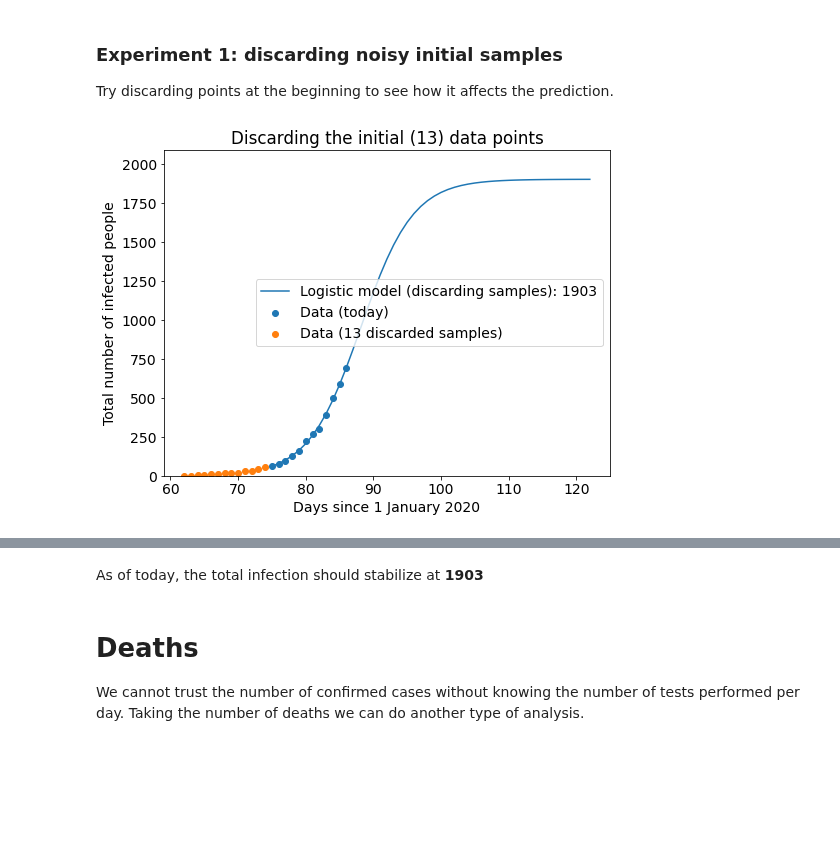
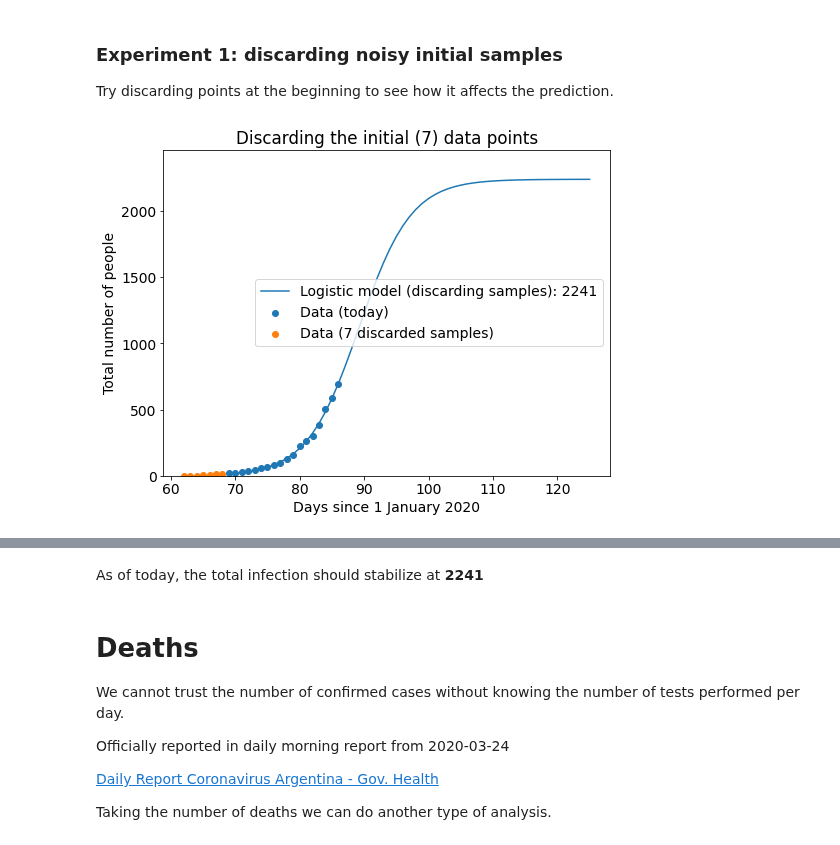
Before and after one commit to thedarsideofit/covid19-ar, a Jupyter notebook: COVID19_AR.ipynb, the cells around one changed output, grey strips where cells are left out. Saved outputs shown, nothing was run; the diff lists cells and outputs as text; code cells hidden in the pictures; blank space fills up the shorter version.

```diff
--- a/COVID19_AR.ipynb
+++ b/COVID19_AR.ipynb
@@ -152,8 +152,8 @@ def predict_logistic_maximum(df, column = 'cases'):
 def print_prediction(df, label, column = 'cases'):
     x, y, speed, x_peak, y_max, x_peak_error, y_max_error, end, samples = predict_logistic_maximum(df, column)
     print(label + "'s prediction: " +
-          "maximum " + column + " : " + str(int(round(y_max))) +
-          " (± " + str(int(round(y_max_error))) + ")" +
+          "maximum " + column + " : " + str(np.int64(round(y_max))) +
+          " (± " + str(np.int64(round(y_max_error))) + ")" +
           ", peak at calendar day: " + str(datetime(2020, 1, 2) + timedelta(days=int(round(x_peak)))) +
           " (± " + str(round(x_peak_error, 2)) + ")" +
           ", ending on day: " + str(datetime(2020, 1, 2) + timedelta(days=end)))
@@ -230,17 +230,17 @@ label_and_show_plot(plt, "How does the chart change with new information (the ca
 Try discarding points at the beginning to see how it affects the prediction.
 # %%
 #@title Try it yourself { run: "auto", vertical-output: true, form-width: "620px", display-mode: "form" }
-points_to_discard = 13 #@param {type:"slider", min:0, max:15, step:1}
+points_to_discard = 7 #@param {type:"slider", min:0, max:15, step:1}
 
 # Plot: discard initial data points
 plt.figure(figsize=(8, 6))
 pts = points_to_discard
 add_real_data(df[pts:], "today")
 add_real_data(df[:pts], str(pts) + " discarded samples")
 y_max = add_logistic_curve(df[pts:], "discarding samples")
 label_and_show_plot(plt, "Discarding the initial (" + str(pts) + ") data points", y_max)
 pred = print_prediction(df[pts:], "Today Discarding the initial (" + str(pts) + ") data points")
 print()
 html_print("As of today, the total infection should stabilize at <b>" + str(int(round(pred))) + "</b>")
 # %% [output]
-[figure, old version]
+[figure, new version]
@@ -248,7 +248,12 @@ Today Discarding the initial (13) data points's prediction: maximum cases: 1903
-As of today, the total infection should stabilize at 1903
+As of today, the total infection should stabilize at 2241
 # %% [markdown]
 # Deaths
 We cannot trust the number of confirmed cases without knowing the number of tests performed per day.
+
+Officially reported in daily morning report from 2020-03-24
+
+[Daily Report Coronavirus Argentina - Gov. Health](https://www.argentina.gob.ar/coronavirus/informe-diario)
+
 Taking the number of deaths we can do another type of analysis.
 # %%
 print_prediction(df[:-2], "2 days ago", 'deaths')
```
Also changed, not shown: parts of 8 cells of this notebook.
